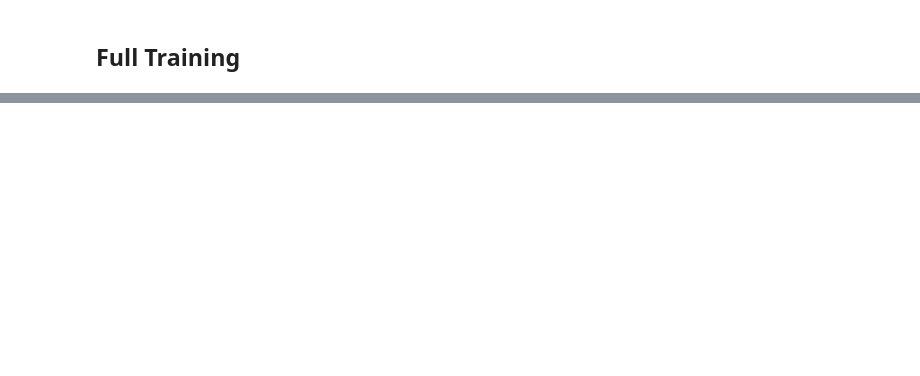
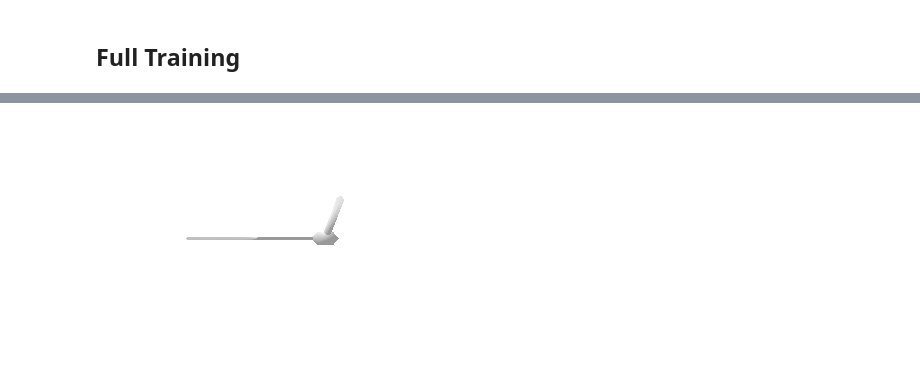
Before and after one commit to josiahls/fast-reinforcement-learning-2, a Jupyter notebook: nbs/14c_actorcritic.dads.ipynb, the cells around one changed output, grey strips where cells are left out. Saved outputs shown, nothing was run; the diff lists cells and outputs as text; code cells hidden in the pictures; blank space fills up the shorter version.

```diff
--- a/nbs/14c_actorcritic.dads.ipynb
+++ b/nbs/14c_actorcritic.dads.ipynb
@@ -847,28 +979,30 @@ class DADSTrainer(Callback):pass
 # %%
-# # hide
-# # slow
-# import gym
-# from IPython import display
-# import PIL.Image
-# %matplotlib inline
+# hide
+# slow
+import gym
+from IPython import display
+import PIL.Image
+%matplotlib inline
 
-# # env=gym.make('InvertedPendulumPyBulletEnv-v0')
-# # s=env.reset()
+env=gym.make('InvertedPendulumPyBulletEnv-v0')
+s=env.reset()
 
-# # for z in range(5):
-# #     for i in range(0,100,20):
-# #         s=env.reset()
-# #         env.seed(i)
-# #         for _ in range(200):
-# #             display.clear_output(wait=True)
-# #             display.display(PIL.Image.fromarray(env.render(mode='rgb_array')))
+for z in range(5):
+    for i in range(0,100,20):
+        s=env.reset()
+        env.seed(i)
+        for _ in range(200):
+            display.clear_output(wait=True)
+            display.display(PIL.Image.fromarray(env.render(mode='rgb_array')))
 
-# #             agent.z=z
-# #             a,_=agent(s,None)
+            agent.z=z
+            a,_=agent(s,None)
 
-# #             s,r,d,_=env.step(a)
-# #             if d:
-# #                 break
+            s,r,d,_=env.step(a)
+            if d:
+                break
+# %% [output]
+[figure, added]
 # %%
 # hide
 from nbdev.export import *
```
Also changed, not shown: parts of 36 cells of this notebook, 4 other files.
